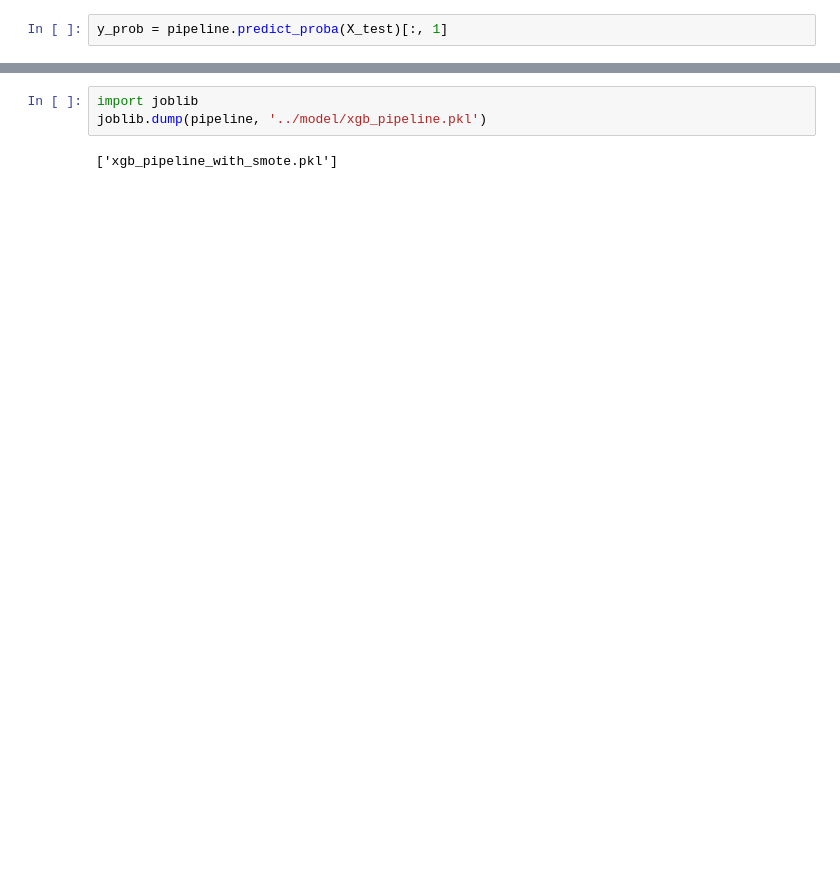
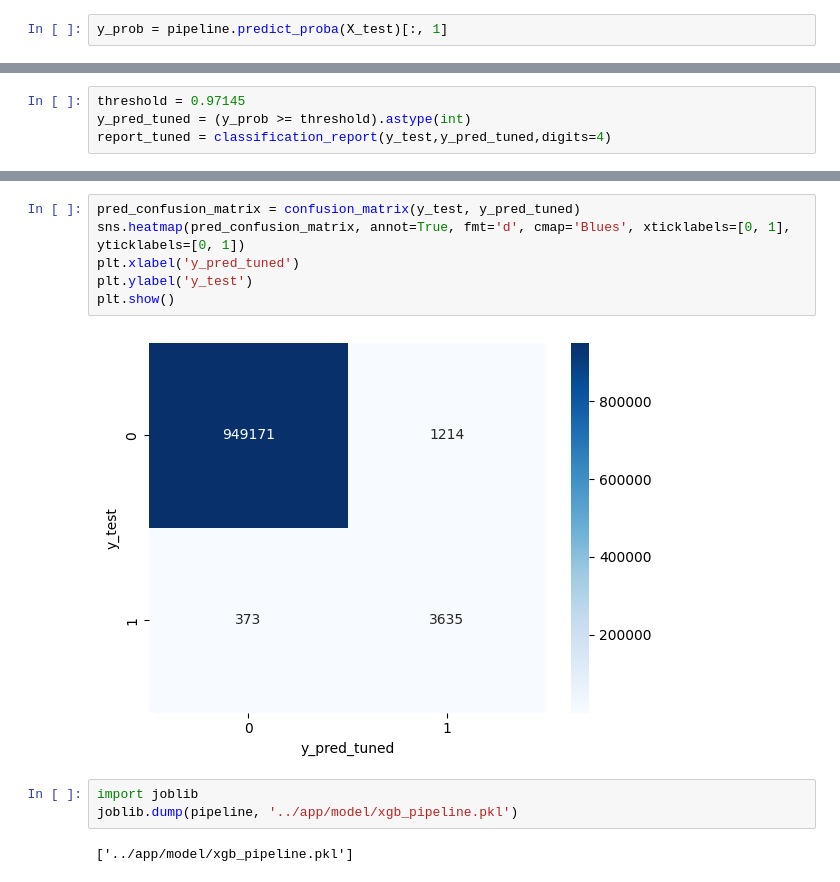
Before and after one commit to phu1650/scb_takehome, a Jupyter notebook: notebooks/fraud.ipynb, the cells around one changed output, grey strips where cells are left out. Cells and saved outputs as stored; diff of their text form; blank space fills up the shorter version.

```diff
--- a/notebooks/fraud.ipynb
+++ b/notebooks/fraud.ipynb
@@ -284,0 +369,4 @@ plt.show()
+# %%
+threshold = 0.97145
+y_pred_tuned = (y_prob >= threshold).astype(int)
+report_tuned = classification_report(y_test,y_pred_tuned,digits=4)
@@ -285,5 +384,13 @@ plt.show()
+# %%
+pred_confusion_matrix = confusion_matrix(y_test, y_pred_tuned)
+sns.heatmap(pred_confusion_matrix, annot=True, fmt='d', cmap='Blues', xticklabels=[0, 1], yticklabels=[0, 1])
+plt.xlabel('y_pred_tuned')
+plt.ylabel('y_test')
+plt.show()
+# %% [output]
+[figure, added]
 # %%
 import joblib
-joblib.dump(pipeline, '../model/xgb_pipeline.pkl')
+joblib.dump(pipeline, '../app/model/xgb_pipeline.pkl')
 # %% [output]
-['xgb_pipeline_with_smote.pkl']
+['../app/model/xgb_pipeline.pkl']
```
Also changed, not shown: parts of 38 cells of this notebook, 1 other file.
